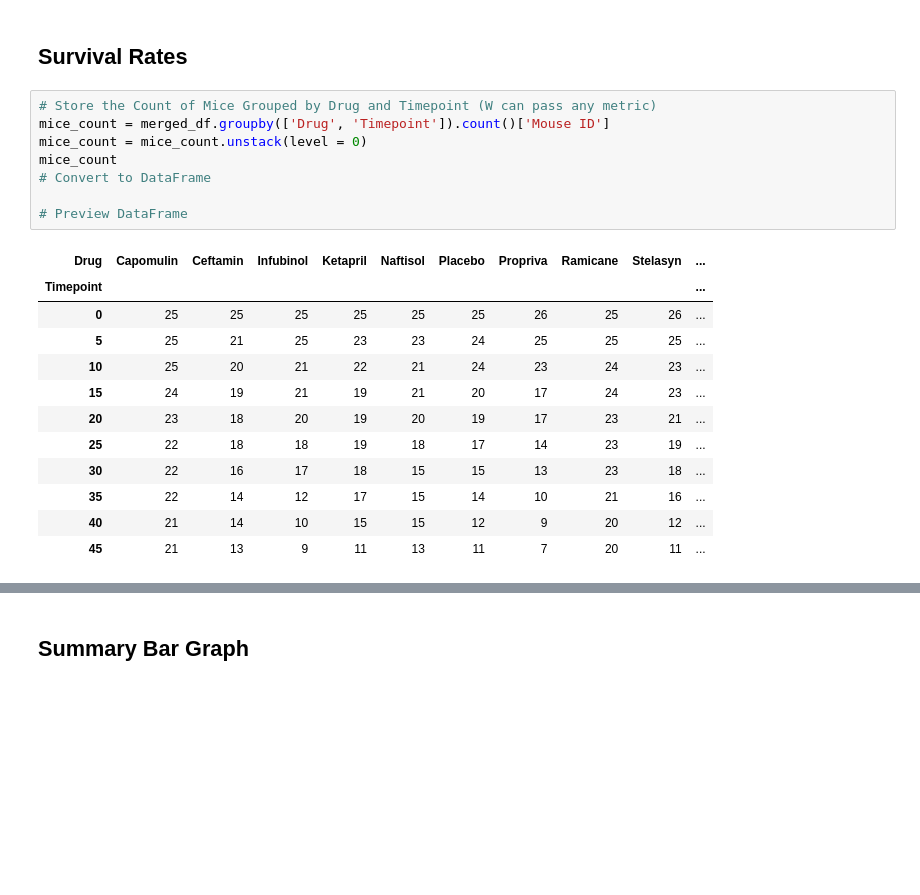
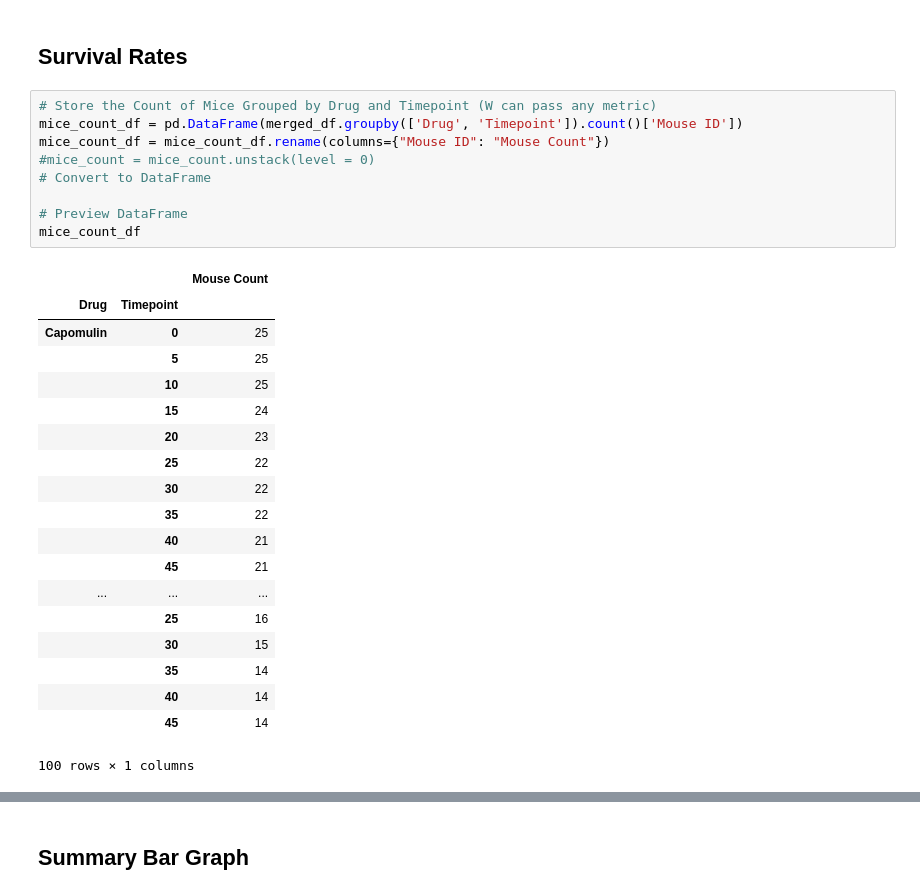
Before and after one commit to shaheen19/MatplotLib, a Jupyter notebook: Pymaceuticals/pymaceuticals_starter-Copy1.ipynb, the cells around one changed output, grey strips where cells are left out. Cells and saved outputs as stored; diff of their text form; blank space fills up the shorter version.

```diff
--- a/Pymaceuticals/pymaceuticals_starter-Copy1.ipynb
+++ b/Pymaceuticals/pymaceuticals_starter-Copy1.ipynb
@@ -261,22 +276,30 @@ mean_metastatic_sites
 ## Survival Rates
 # %%
 # Store the Count of Mice Grouped by Drug and Timepoint (W can pass any metric)
-mice_count = merged_df.groupby(['Drug', 'Timepoint']).count()['Mouse ID']
-mice_count = mice_count.unstack(level = 0)
-mice_count
+mice_count_df = pd.DataFrame(merged_df.groupby(['Drug', 'Timepoint']).count()['Mouse ID'])
+mice_count_df = mice_count_df.rename(columns={"Mouse ID": "Mouse Count"})
+#mice_count = mice_count.unstack(level = 0)
 # Convert to DataFrame
 
 # Preview DataFrame
+mice_count_df
 # %% [output]
-| Drug | Capomulin | Ceftamin | Infubinol | Ketapril | Naftisol | Placebo | Propriva | Ramicane | Stelasyn | ... |
-| Timepoint |  |  |  |  |  |  |  |  |  | ... |
-| 0 | 25 | 25 | 25 | 25 | 25 | 25 | 26 | 25 | 26 | ... |
-| 5 | 25 | 21 | 25 | 23 | 23 | 24 | 25 | 25 | 25 | ... |
-| 10 | 25 | 20 | 21 | 22 | 21 | 24 | 23 | 24 | 23 | ... |
-| 15 | 24 | 19 | 21 | 19 | 21 | 20 | 17 | 24 | 23 | ... |
-| 20 | 23 | 18 | 20 | 19 | 20 | 19 | 17 | 23 | 21 | ... |
-| 25 | 22 | 18 | 18 | 19 | 18 | 17 | 14 | 23 | 19 | ... |
-| 30 | 22 | 16 | 17 | 18 | 15 | 15 | 13 | 23 | 18 | ... |
-| 35 | 22 | 14 | 12 | 17 | 15 | 14 | 10 | 21 | 16 | ... |
-| 40 | 21 | 14 | 10 | 15 | 15 | 12 | 9 | 20 | 12 | ... |
-| 45 | 21 | 13 | 9 | 11 | 13 | 11 | 7 | 20 | 11 | ... |
+|  |  | Mouse Count |
+| Drug | Timepoint |  |
+| Capomulin | 0 | 25 |
+|  | 5 | 25 |
+|  | 10 | 25 |
+|  | 15 | 24 |
+|  | 20 | 23 |
+|  | 25 | 22 |
+|  | 30 | 22 |
+|  | 35 | 22 |
+|  | 40 | 21 |
+|  | 45 | 21 |
+| ... | ... | ... |
+|  | 25 | 16 |
+|  | 30 | 15 |
+|  | 35 | 14 |
+|  | 40 | 14 |
+|  | 45 | 14 |
+100 rows × 1 columns
```
Also changed, not shown: parts of 49 cells of this notebook, 3 other files.
